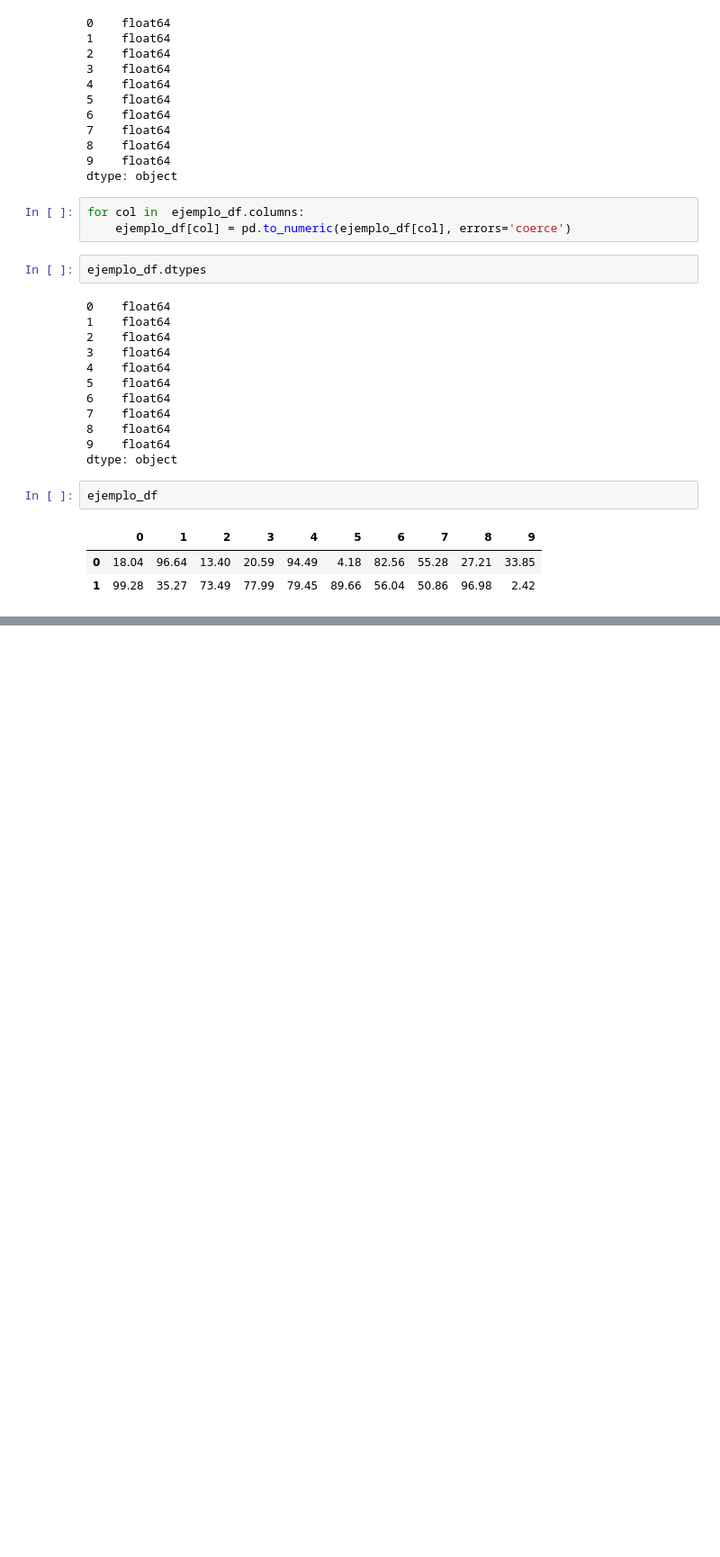
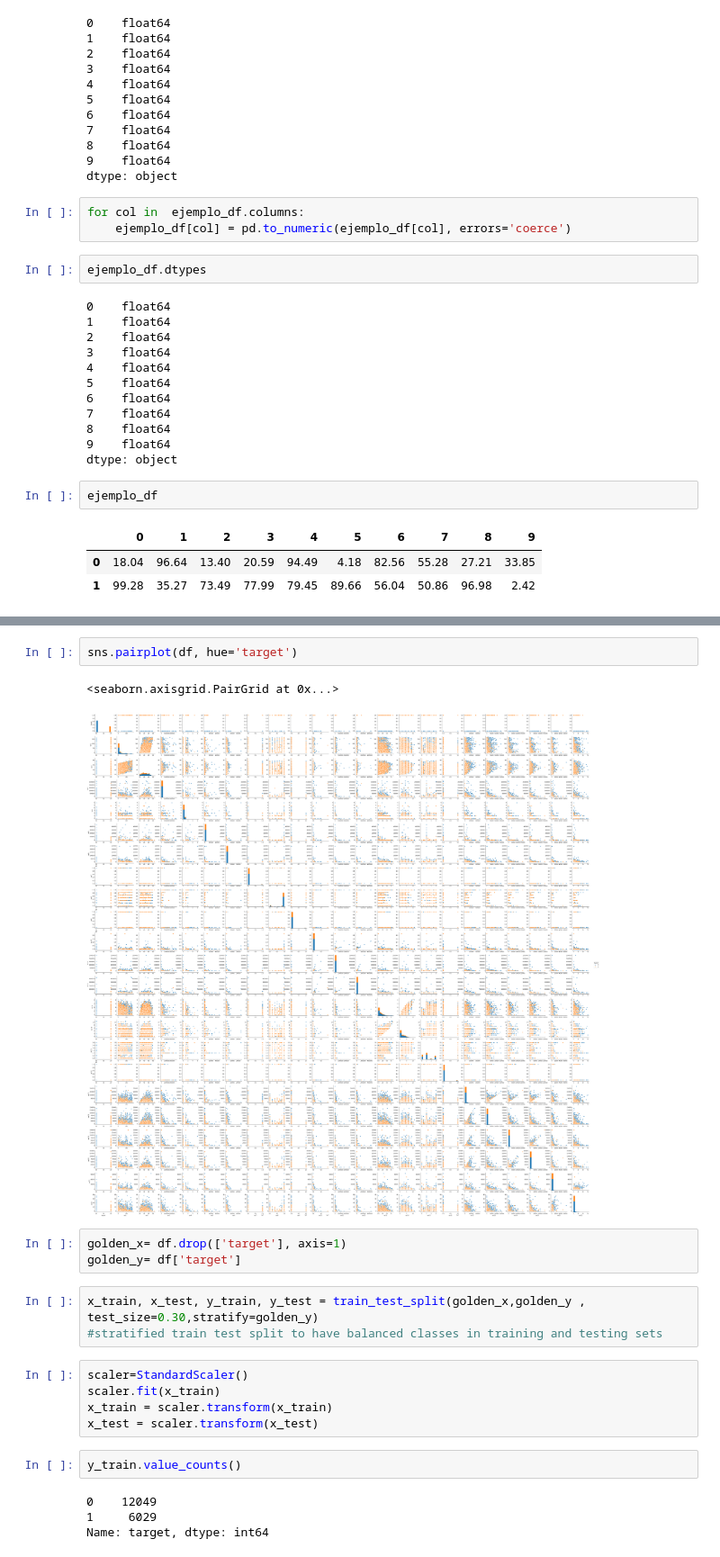
Before and after one commit to ricardofullton/cognodata_test, a Jupyter notebook: Cognodata_test.ipynb, the cells around one changed output, grey strips where cells are left out. Shown at 90% size. Cells and saved outputs as stored; diff of their text form; blank space fills up the shorter version.

```diff
--- a/Cognodata_test.ipynb
+++ b/Cognodata_test.ipynb
@@ -219,0 +336,22 @@ La columna objetivo de la tabla =e llama "tar=et", y el resto de columnas actuan
+# %%
+sns.pairplot(df, hue='target')
+# %% [output]
+<seaborn.axisgrid.PairGrid at 0x...>
+[figure, added]
+# %%
+golden_x= df.drop(['target'], axis=1)
+golden_y= df['target']
+# %%
+x_train, x_test, y_train, y_test = train_test_split(golden_x,golden_y , test_size=0.30,stratify=golden_y)
+#stratified train test split to have balanced classes in training and testing sets
+# %%
+scaler=StandardScaler()
+scaler.fit(x_train)
+x_train = scaler.transform(x_train)
+x_test = scaler.transform(x_test)
+# %%
+y_train.value_counts()
+# %% [output]
+0    12049
+1     6029
+Name: target, dtype: int64
```
Also changed, not shown: parts of 40 cells of this notebook.
